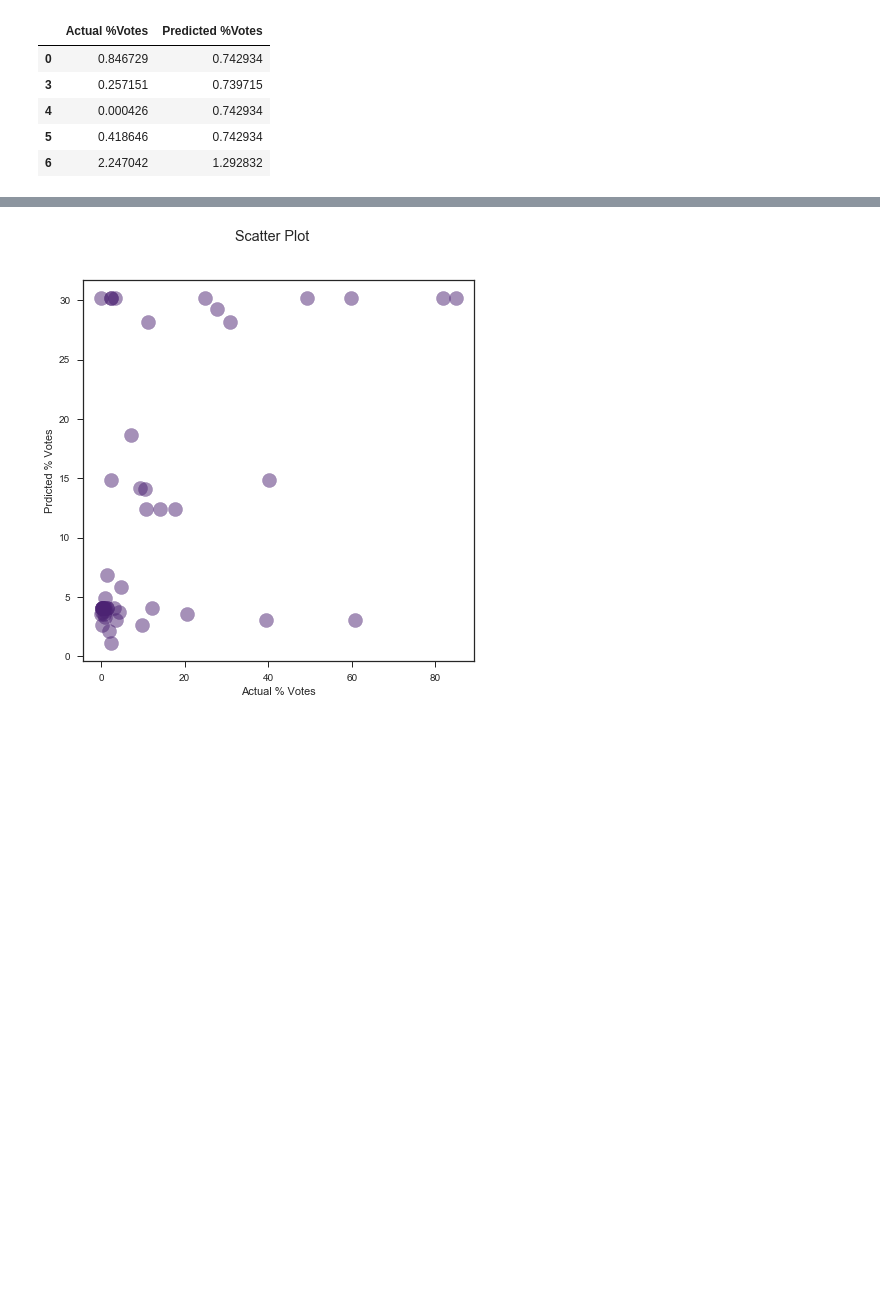
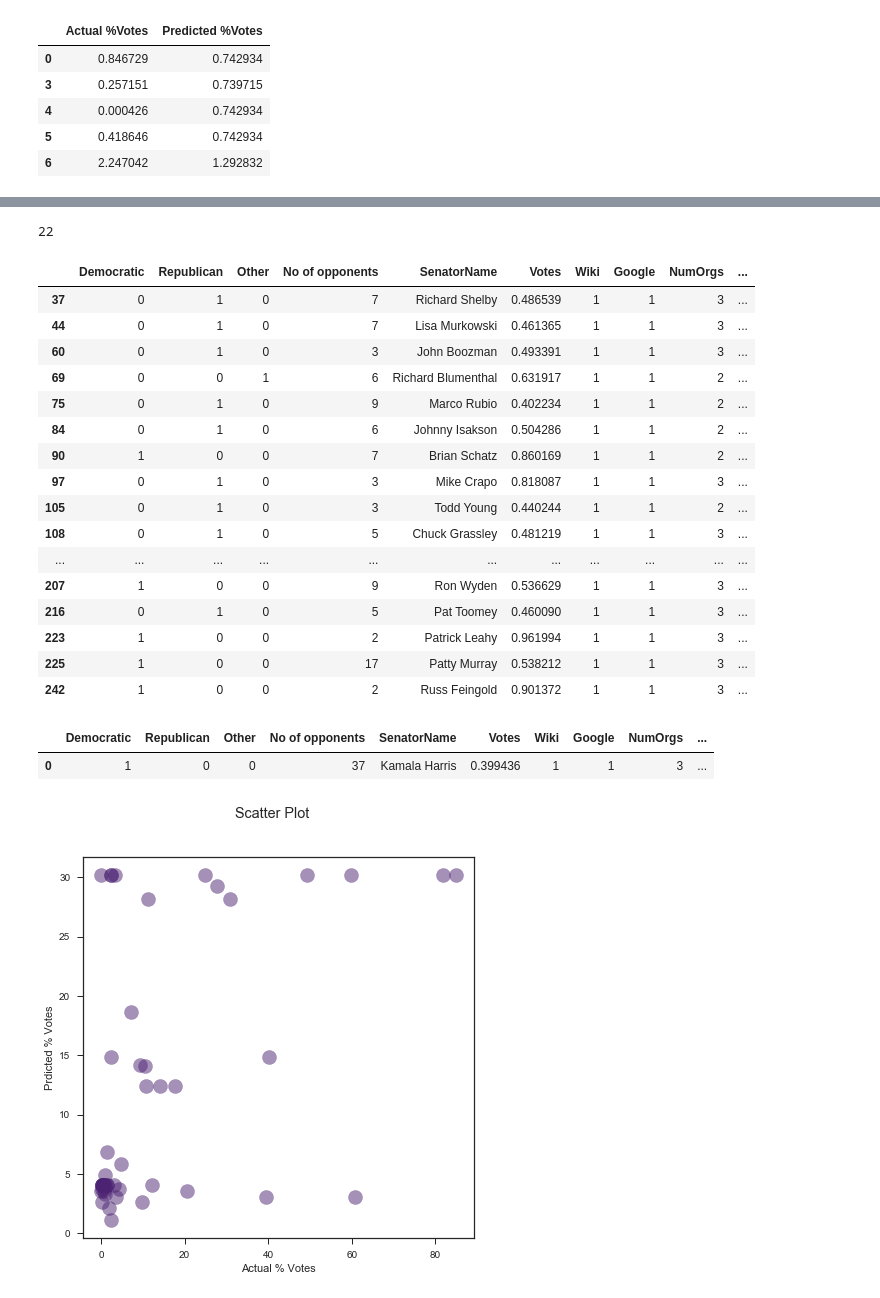
Before and after one commit to ChiruGit/Capstone, a Jupyter notebook: DataExplorationALL.ipynb, the cells around one changed output, grey strips where cells are left out. Saved outputs shown, nothing was run; the diff lists cells and outputs as text; code cells hidden in the pictures; blank space fills up the shorter version.

```diff
--- a/DataExplorationALL.ipynb
+++ b/DataExplorationALL.ipynb
@@ -774,3 +830,35 @@ See the caveats in the documentation: http://pandas.pydata.org/pandas-docs/stabl
+# %%
+df8 = df2[(df2['Votes'] >= .40) & df2['Wiki']==1]
+df8
+len(df8)
+# %% [output]
+22
+# %%
+df8
+# %% [output]
+|  | Democratic | Republican | Other | No of opponents | SenatorName | Votes | Wiki | Google | NumOrgs | ... |
+| 37 | 0 | 1 | 0 | 7 | Richard Shelby | 0.486539 | 1 | 1 | 3 | ... |
+| 44 | 0 | 1 | 0 | 7 | Lisa Murkowski | 0.461365 | 1 | 1 | 3 | ... |
+| 60 | 0 | 1 | 0 | 3 | John Boozman | 0.493391 | 1 | 1 | 3 | ... |
+| 69 | 0 | 0 | 1 | 6 | Richard Blumenthal | 0.631917 | 1 | 1 | 2 | ... |
+| 75 | 0 | 1 | 0 | 9 | Marco Rubio | 0.402234 | 1 | 1 | 2 | ... |
+| 84 | 0 | 1 | 0 | 6 | Johnny Isakson | 0.504286 | 1 | 1 | 2 | ... |
+| 90 | 1 | 0 | 0 | 7 | Brian Schatz | 0.860169 | 1 | 1 | 2 | ... |
+| 97 | 0 | 1 | 0 | 3 | Mike Crapo | 0.818087 | 1 | 1 | 3 | ... |
+| 105 | 0 | 1 | 0 | 3 | Todd Young | 0.440244 | 1 | 1 | 2 | ... |
+| 108 | 0 | 1 | 0 | 5 | Chuck Grassley | 0.481219 | 1 | 1 | 3 | ... |
+| ... | ... | ... | ... | ... | ... | ... | ... | ... | ... | ... |
+| 207 | 1 | 0 | 0 | 9 | Ron Wyden | 0.536629 | 1 | 1 | 3 | ... |
+| 216 | 0 | 1 | 0 | 5 | Pat Toomey | 0.460090 | 1 | 1 | 3 | ... |
+| 223 | 1 | 0 | 0 | 2 | Patrick Leahy | 0.961994 | 1 | 1 | 3 | ... |
+| 225 | 1 | 0 | 0 | 17 | Patty Murray | 0.538212 | 1 | 1 | 3 | ... |
+| 242 | 1 | 0 | 0 | 2 | Russ Feingold | 0.901372 | 1 | 1 | 3 | ... |
+# %%
+df7 = df2[(df2['SenatorName'] =='Kamala Harris')]
+df7
+# %% [output]
+|  | Democratic | Republican | Other | No of opponents | SenatorName | Votes | Wiki | Google | NumOrgs | ... |
+| 0 | 1 | 0 | 0 | 37 | Kamala Harris | 0.399436 | 1 | 1 | 3 | ... |
 # %%
 np.random.seed(19601)
 # c=colors,
```
Also changed, not shown: parts of 54 cells of this notebook, 7 other files.
